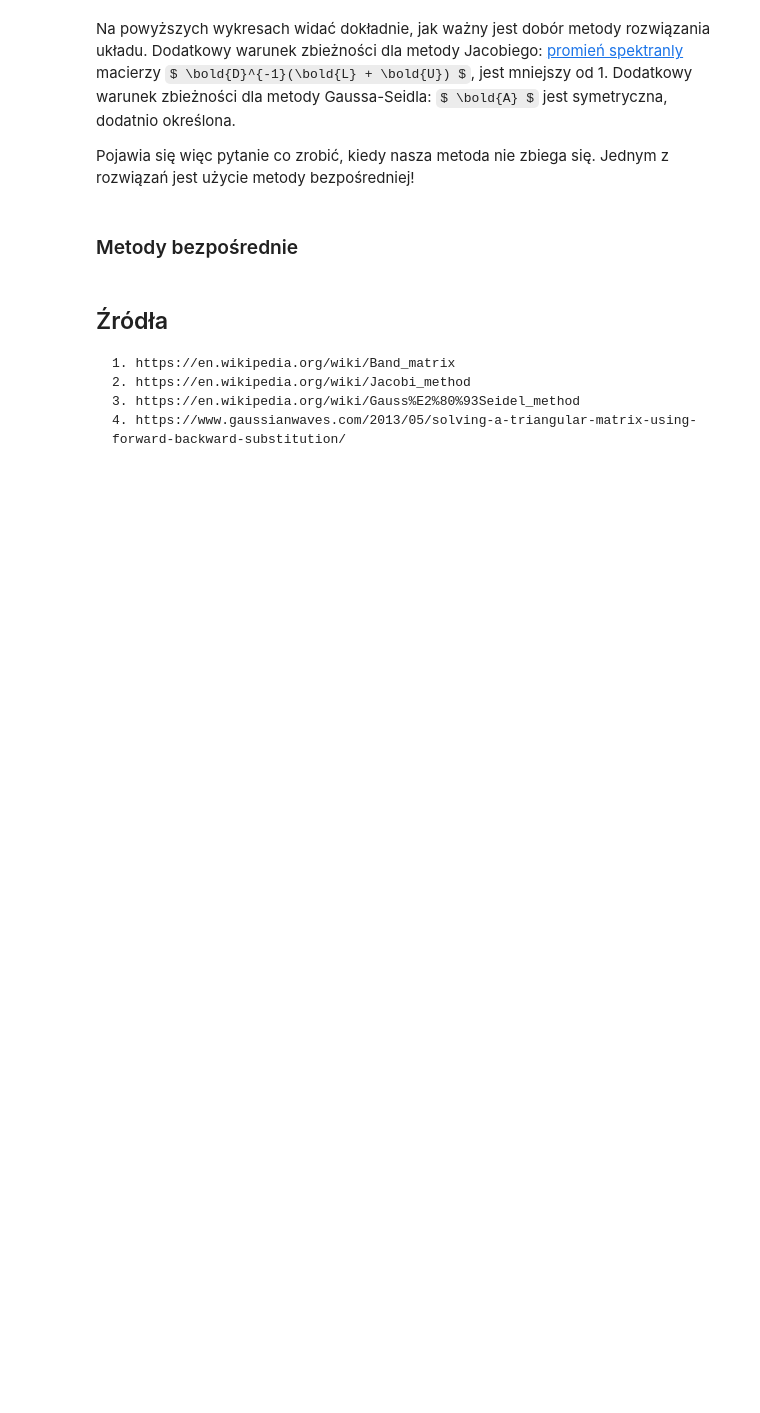
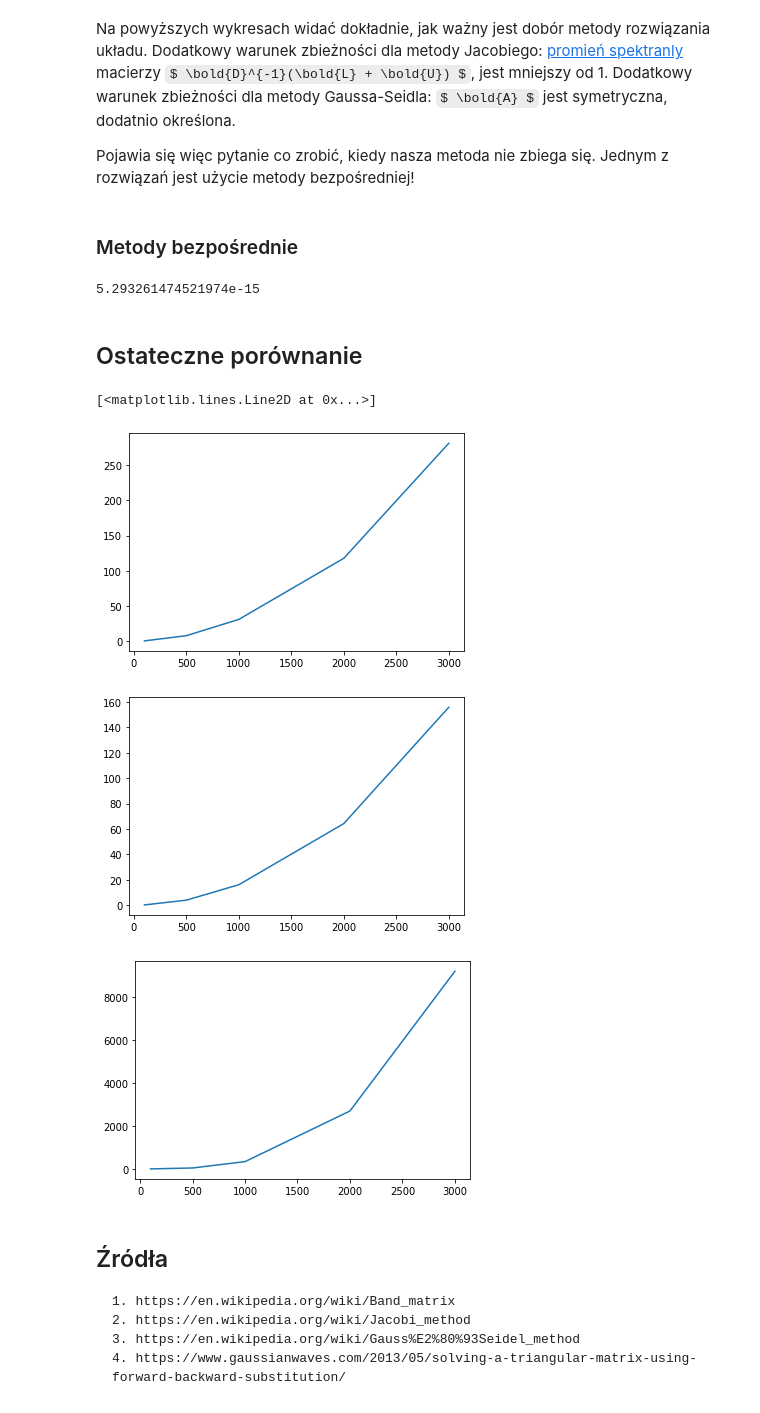
Before and after one commit to Buzeqq/SystemsOfLinearEquations, a Jupyter notebook: SystemsOfLinearEquations.ipynb, the cells around one changed output. Cells and saved outputs as stored; diff of their text form; code cells hidden in the pictures; some formulas as TeX source; blank space fills up the shorter version.

```diff
--- a/SystemsOfLinearEquations.ipynb
+++ b/SystemsOfLinearEquations.ipynb
@@ -396,0 +394,16 @@ def lu_decomposition(a: Matrix):
+# %%
+from matrix import backward_substitution_solver
+
+def lu_solver(a: Matrix, b: Matrix):
+    lower, upper, perm = lu_decomposition(a)
+    b = perm * b
+
+    result = Matrix(size=b.size)
+    for c in range(b.cols):
+        col = b.get_col(c)
+
+        lower_res = forward_substitution_solver(lower, Matrix(from_list=[[i] for i in col]))
+        upper_res = backward_substitution_solver(upper, lower_res)
+        result.set_col(c, upper_res.get_col(0))
+
+    return result
@@ -397,3 +412,41 @@ def lu_decomposition(a: Matrix):
+# %%
+print(euclidean_norm(matrix_a * results - vector_b))
+# %% [output]
+5.293261474521974e-15
+# %% [markdown]
+## Ostateczne porównanie
+# %%
+jacobi_time = {}
+gauss_time = {}
+lu_time = {}
+for n in [100, 500, 1000, 2000, 3000]:
+    matrix_a, vector_b = generate_test_data(n, a1, a2, a3, f)
+
+    start_time = time.time()
+    jacobi(matrix_a, vector_b, eps)
+    jacobi_time[n] = time.time() - start_time
+
+    start_time = time.time()
+    gauss_seidel(matrix_a, vector_b, eps)
+    gauss_time[n] = time.time() - start_time
+
+    start_time = time.time()
+    lu_solver(matrix_a, vector_b)
+    lu_time[n] = time.time() - start_time
+# %%
+plt.figure(1)
+plt.plot(jacobi_time.keys(), jacobi_time.values())
+
+plt.figure(2)
+plt.plot(gauss_time.keys(), gauss_time.values())
+
+plt.figure(3)
+plt.plot(lu_time.keys(), lu_time.values())
+# %% [output]
+[<matplotlib.lines.Line2D at 0x...>]
+[figure, added]
+[figure, added]
+[figure, added]
 # %% [markdown]
 ## Źródła
     1. https://en.wikipedia.org/wiki/Band_matrix
```
Also changed, not shown: parts of 10 cells of this notebook, 1 other file.
